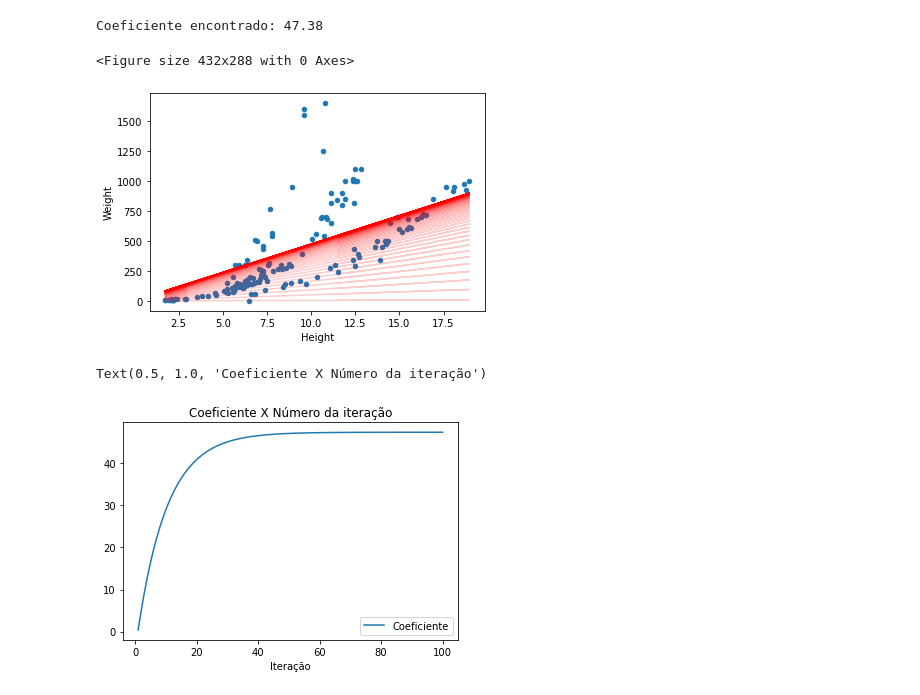
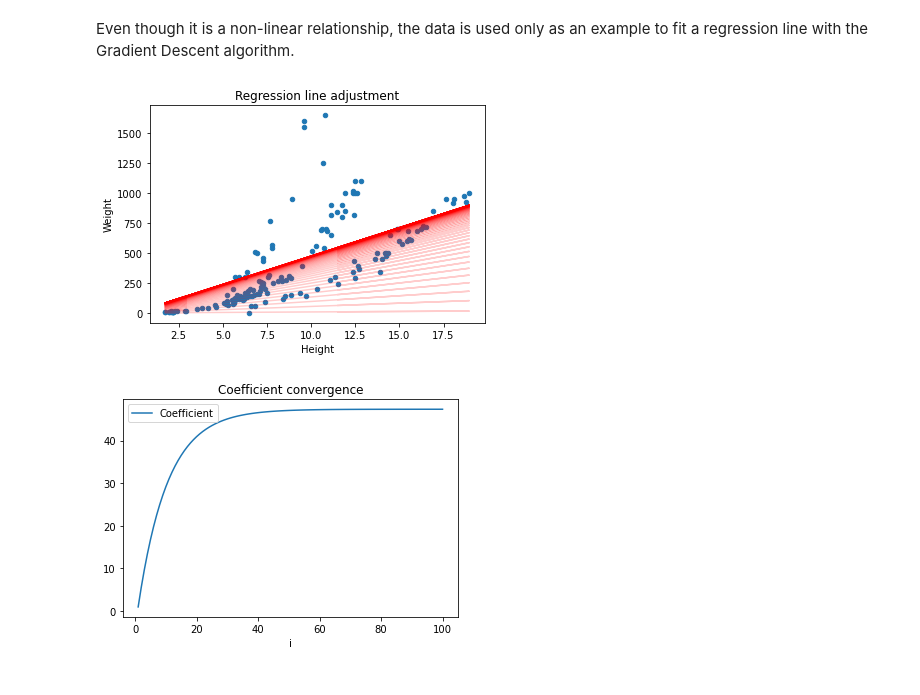
Before and after one commit to VizzottoMatheus/DSalgs, a Jupyter notebook: Regression/Gradient Descent/from_scratch.ipynb, the cells around one changed output. Drawn from its saved outputs; the diff is of its cells as text; code cells hidden in the pictures.

```diff
--- a/Regression/Gradient Descent/from_scratch.ipynb
+++ b/Regression/Gradient Descent/from_scratch.ipynb
@@ -22,0 +24,2 @@ def sgd_scratch(x, y, alpha, epochs):
+# %% [markdown]
+Even though it is a non-linear relationship, the data is used only as an example to fit a regression line with the Gradient Descent algorithm.
@@ -23,28 +48,29 @@ def sgd_scratch(x, y, alpha, epochs):
 # %%
-coefs, df_y = sgd_scratch(df_sub.Height, df_sub.Weight, 0.001, 100)
+thetas = sgd_scratch(df_sub.Height, df_sub.Weight, 0.001, 100)
+df_estimates = curves(df_sub.Height, thetas)
-# %%
-print(f"Coeficiente encontrado: {round(coefs[-1],2)}")
-# %% [output]
-Coeficiente encontrado: 47.38
 # %%
-plt.figure()
+# FITTED VALUES
 
 df_sub.plot.scatter("Height", "Weight")
 
 for col in df_y.columns:
     plt.plot(df_sub.Height, df_y[col], color = "r", alpha = 0.2)
 
+plt.title("Regression line adjustment")
+
 plt.show()
 # %% [output]
-<Figure size 432x288 with 0 Axes>
-[figure, old version]
+[figure, new version]
 # %%
-coefs_df = pd.DataFrame(coefs, columns = ["Coeficiente"])
-coefs_df["Iteração"] = range(1, len(coefs_df)+1)
+# CHECKS THE CONVERGENCE OF THE COEFFICIENT
 
-coefs_df.plot("Iteração", 0)
+coefs_df = pd.DataFrame(thetas, columns = ["Coefficient"])
+coefs_df["i"] = range(1, len(coefs_df)+1)
 
-plt.title("Coeficiente X Número da iteração")
+coefs_df.plot("i", "Coefficient")
+
+plt.title("Coefficient convergence")
+
+plt.show()
 # %% [output]
-Text(0.5, 1.0, 'Coeficiente X Número da iteração')
-[figure, old version]
+[figure, new version]
```
Also changed, not shown: parts of 7 cells of this notebook.
